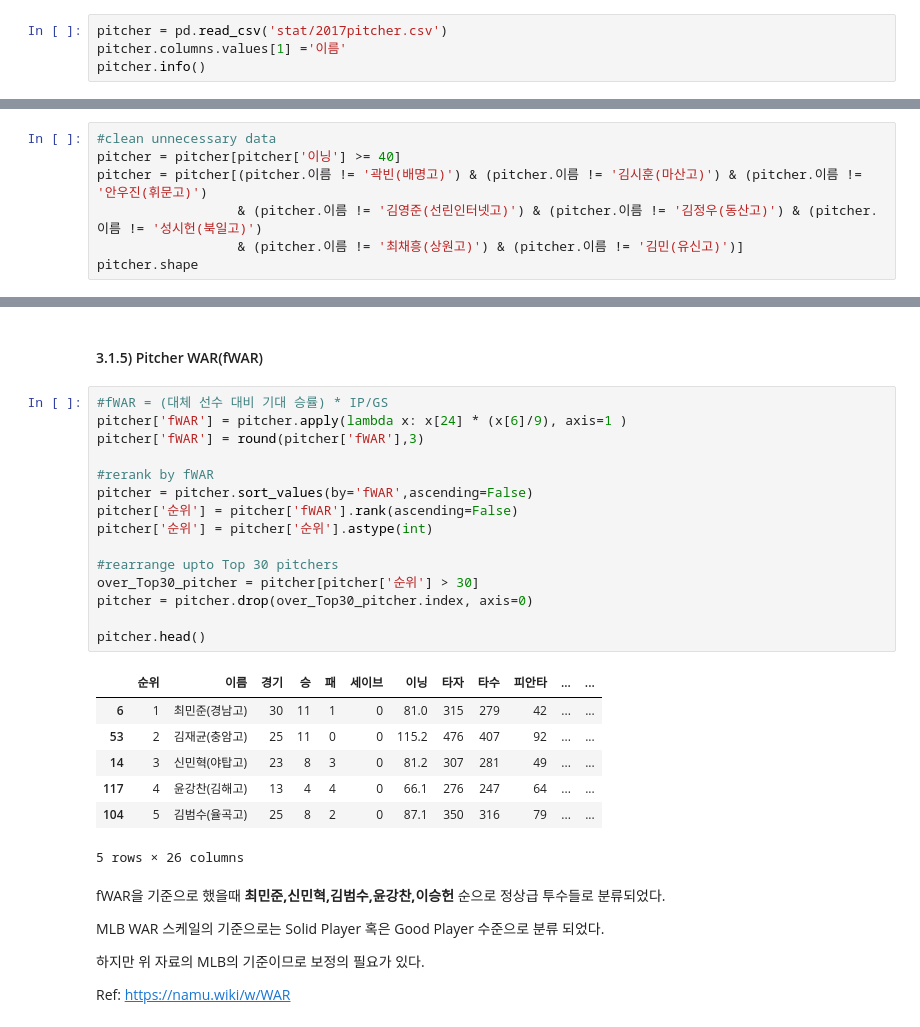
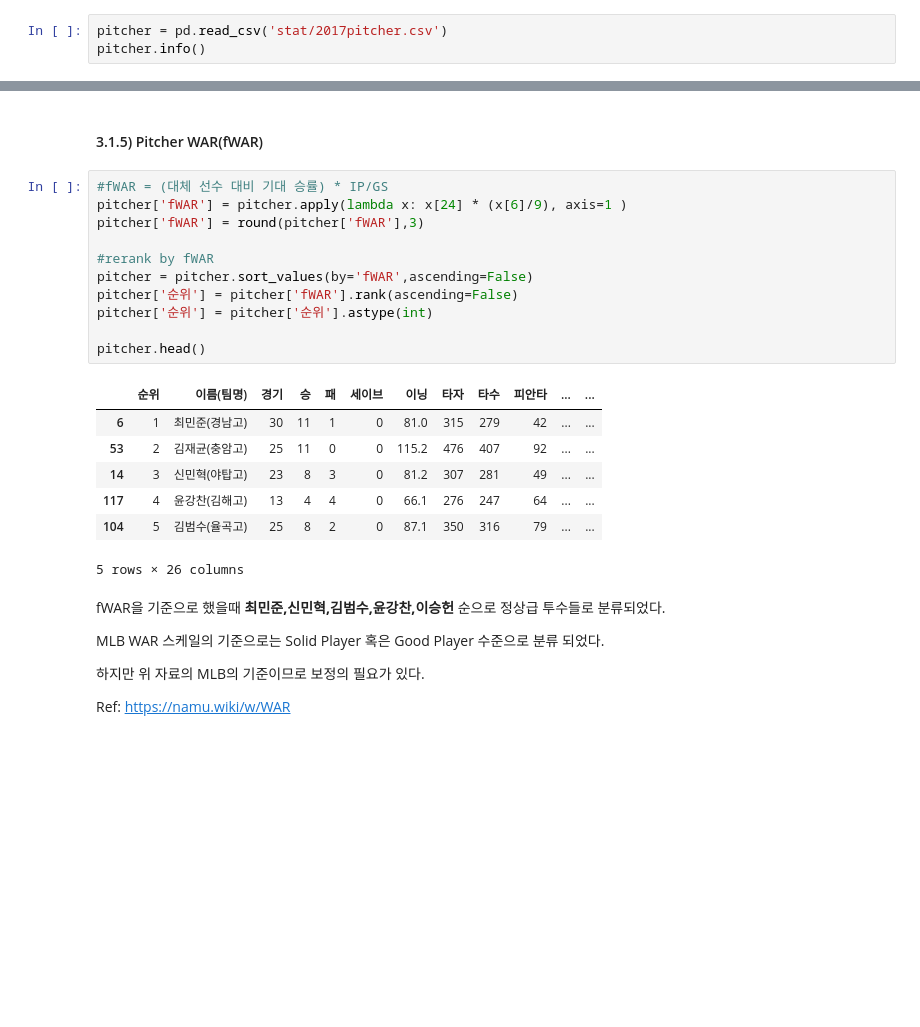
Before and after one commit to hakkoma/KBO_Mock_Draft_Simulator, a Jupyter notebook: mock_draft.ipynb, the cells around one changed output, grey strips where cells are left out. Saved outputs shown, nothing was run; the diff lists cells and outputs as text; blank space fills up the shorter version.

```diff
--- a/mock_draft.ipynb
+++ b/mock_draft.ipynb
@@ -119,7 +115,6 @@ hitter['wOBA'] = round(hitter['wOBA'],3)
 ## 2. 투수 (FIP)
 # %%
 pitcher = pd.read_csv('stat/2017pitcher.csv')
-pitcher.columns.values[1] ='이름'
 pitcher.info()
 # %% [output]
 <class 'pandas.core.frame.DataFrame'>
@@ -166,7 +160,0 @@ dtype: int64
-# %%
-#clean unnecessary data
-pitcher = pitcher[pitcher['이닝'] >= 40]
-pitcher = pitcher[(pitcher.이름 != '곽빈(배명고)') & (pitcher.이름 != '김시훈(마산고)') & (pitcher.이름 != '안우진(휘문고)')
-                  & (pitcher.이름 != '김영준(선린인터넷고)') & (pitcher.이름 != '김정우(동산고)') & (pitcher.이름 != '성시헌(북일고)')
-                  & (pitcher.이름 != '최채흥(상원고)') & (pitcher.이름 != '김민(유신고)')]
-pitcher.shape
@@ -268,20 +259,16 @@ pitcher['wW%'] = round(pitcher['wW%'],3)
 # %%
 #fWAR = (대체 선수 대비 기대 승률) * IP/GS
 pitcher['fWAR'] = pitcher.apply(lambda x: x[24] * (x[6]/9), axis=1 )
 pitcher['fWAR'] = round(pitcher['fWAR'],3)
 
 #rerank by fWAR
 pitcher = pitcher.sort_values(by='fWAR',ascending=False)
 pitcher['순위'] = pitcher['fWAR'].rank(ascending=False)
 pitcher['순위'] = pitcher['순위'].astype(int)
 
-#rearrange upto Top 30 pitchers
-over_Top30_pitcher = pitcher[pitcher['순위'] > 30]
-pitcher = pitcher.drop(over_Top30_pitcher.index, axis=0)
-
 pitcher.head()
 # %% [output]
-|  | 순위 | 이름 | 경기 | 승 | 패 | 세이브 | 이닝 | 타자 | 타수 | 피안타 | ... | ... |
+|  | 순위 | 이름(팀명) | 경기 | 승 | 패 | 세이브 | 이닝 | 타자 | 타수 | 피안타 | ... | ... |
 | 6 | 1 | 최민준(경남고) | 30 | 11 | 1 | 0 | 81.0 | 315 | 279 | 42 | ... | ... |
 | 53 | 2 | 김재균(충암고) | 25 | 11 | 0 | 0 | 115.2 | 476 | 407 | 92 | ... | ... |
 | 14 | 3 | 신민혁(야탑고) | 23 | 8 | 3 | 0 | 81.2 | 307 | 281 | 49 | ... | ... |
```
Also changed, not shown: parts of 17 cells of this notebook, 1 other file.
